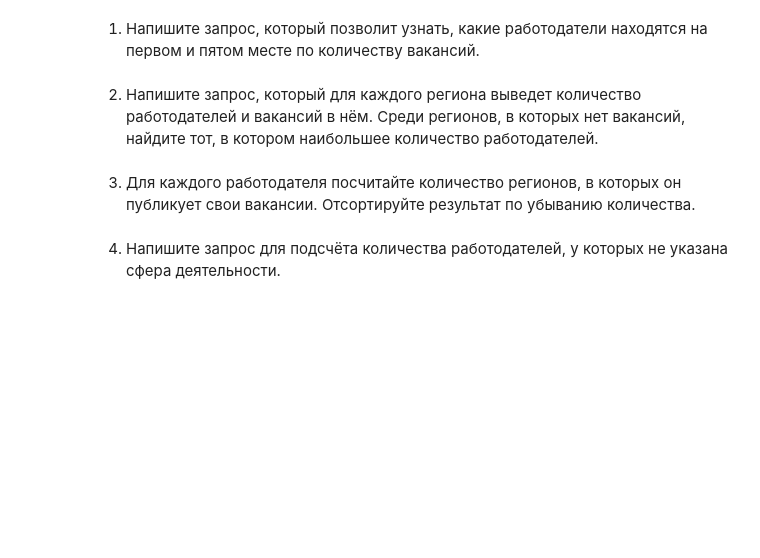
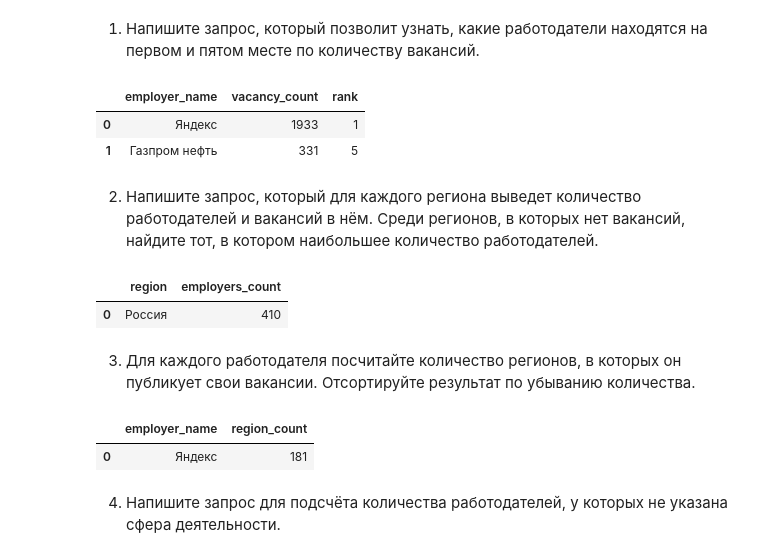
Before and after one commit to yogiki/LernProject_SF, a Jupyter notebook: SF_Exam_3/Project_2_Ноутбук_шаблон.ipynb, the cells around one changed output. Drawn from its saved outputs; the diff is of its cells as text; code cells hidden in the pictures; blank space fills up the shorter version.

```diff
--- a/SF_Exam_3/Project_2_Ноутбук_шаблон.ipynb
+++ b/SF_Exam_3/Project_2_Ноутбук_шаблон.ipynb
@@ -209,5 +209,28 @@ df
 # %% [markdown]
 1. Напишите запрос, который позволит узнать, какие работодатели находятся на первом и пятом месте по количеству вакансий.
 # %%
-# текст запроса
+query = """
+WITH employer_vacancies AS (
+    SELECT
+        e.name as employer_name,
+        COUNT(v.id) as vacancy_count,
+        ROW_NUMBER() OVER (ORDER BY COUNT(v.id) DESC, e.name) as rank
+    FROM employers e
+    LEFT JOIN vacancies v ON e.id = v.employer_id
+    GROUP BY e.id, e.name
+)
+SELECT
+    employer_name,
+    vacancy_count,
+    rank
+FROM employer_vacancies
+WHERE rank = 1 OR rank = 5
+ORDER BY rank
+"""
+df = pd.read_sql_query(query, connection)
+df
+# %% [output]
+|  | employer_name | vacancy_count | rank |
+| 0 | Яндекс | 1933 | 1 |
+| 1 | Газпром нефть | 331 | 5 |
 # %%
@@ -216,5 +239,24 @@ df
 2. Напишите запрос, который для каждого региона выведет количество работодателей и вакансий в нём.
 Среди регионов, в которых нет вакансий, найдите тот, в котором наибольшее количество работодателей.
 # %%
-# текст запроса
+query = """
+SELECT
+    a.name as region,
+    COUNT(DISTINCT e.id) as employers_count
+FROM areas a
+LEFT JOIN employers e ON a.id = e.area
+WHERE a.id NOT IN (
+    SELECT DISTINCT area_id
+    FROM vacancies
+    WHERE area_id IS NOT NULL
+)
+GROUP BY a.id, a.name
+ORDER BY COUNT(DISTINCT e.id) DESC
+LIMIT 1
+"""
+df = pd.read_sql_query(query, connection)
+df
+# %% [output]
+|  | region | employers_count |
+| 0 | Россия | 410 |
 # %%
@@ -222,5 +264,26 @@ df
 # %% [markdown]
 3. Для каждого работодателя посчитайте количество регионов, в которых он публикует свои вакансии. Отсортируйте результат по убыванию количества.
 # %%
-# текст запроса
+query = """
+WITH employer_regions AS (
+    SELECT
+        e.id,
+        e.name as employer_name,
+        COUNT(DISTINCT v.area_id) as region_count
+    FROM employers e
+    LEFT JOIN vacancies v ON e.id = v.employer_id
+    GROUP BY e.id, e.name
+)
+SELECT
+    employer_name,
+    region_count
+FROM employer_regions
+WHERE region_count = (SELECT MAX(region_count) FROM employer_regions)
+ORDER BY employer_name
+"""
+df = pd.read_sql_query(query, connection)
+df
+# %% [output]
+|  | employer_name | region_count |
+| 0 | Яндекс | 181 |
 # %%
```
Also changed, not shown: parts of 7 cells of this notebook.
